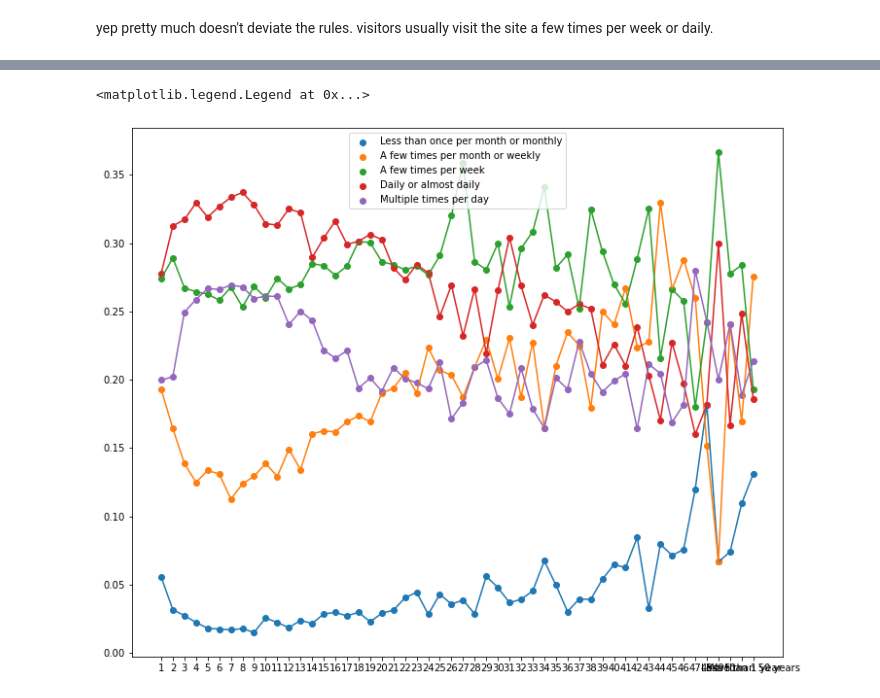
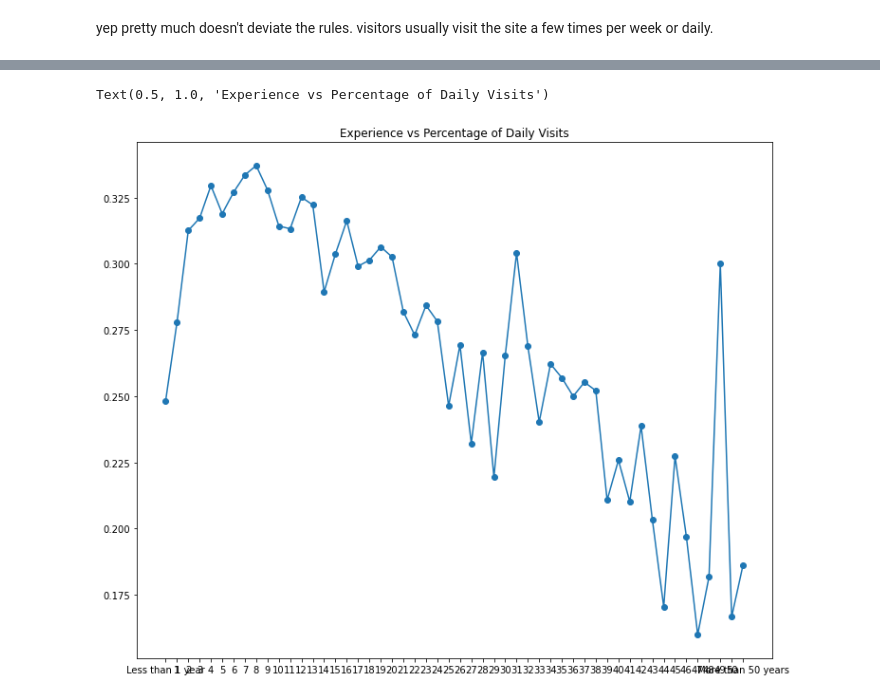
Before and after one commit to sknrendra/2021-stackoverflow-developer-survey-analysis, a Jupyter notebook: stackoverflow_most_often_visitor.ipynb, the cells around one changed output, grey strips where cells are left out. Cells and saved outputs as stored; diff of their text form; code cells hidden in the pictures.

Commit message:
v0.7.9
Possible variables that may have been affecting daily use have been selected but not yet analyzed

```diff
--- a/stackoverflow_most_often_visitor.ipynb
+++ b/stackoverflow_most_often_visitor.ipynb
@@ -211,11 +138,15 @@ ax.scatter(data.index, data.array)
-# %%
-a = test.sort_index(key=natsort.natsort_keygen())
-f, ax = plt.subplots(figsize=(12,10))
-for i in a.columns:
-    data = a.loc[:,i]
-    ax.scatter(data.index, data.array, label=i)
-    ax.plot(data.index, data.array)
-ax.legend()
-# %% [output]
-<matplotlib.legend.Legend at 0x...>
-[figure, removed]
+# %%
+test_indexer = ['Less than 1 year'] + [str(i) for i in range(1,51)] + ['More than 50 years']
+yearsCodeCombined = yearsCodeCombined.T
+#df years code and visit frequency
+test = (yearsCodeCombined / yearsCodeCombined.sum())
+test = test.T.loc[test_indexer,:]
+# %%
+data = test.iloc[:,3]
+f, ax = plt.subplots(figsize=(12,10))
+ax.scatter(data.index, data.array)
+ax.plot(data.index, data.array)
+ax.set_title('Experience vs Percentage of Daily Visits')
+# %% [output]
+Text(0.5, 1.0, 'Experience vs Percentage of Daily Visits')
+[figure, added]
```
Also changed, not shown: parts of 49 cells of this notebook.
